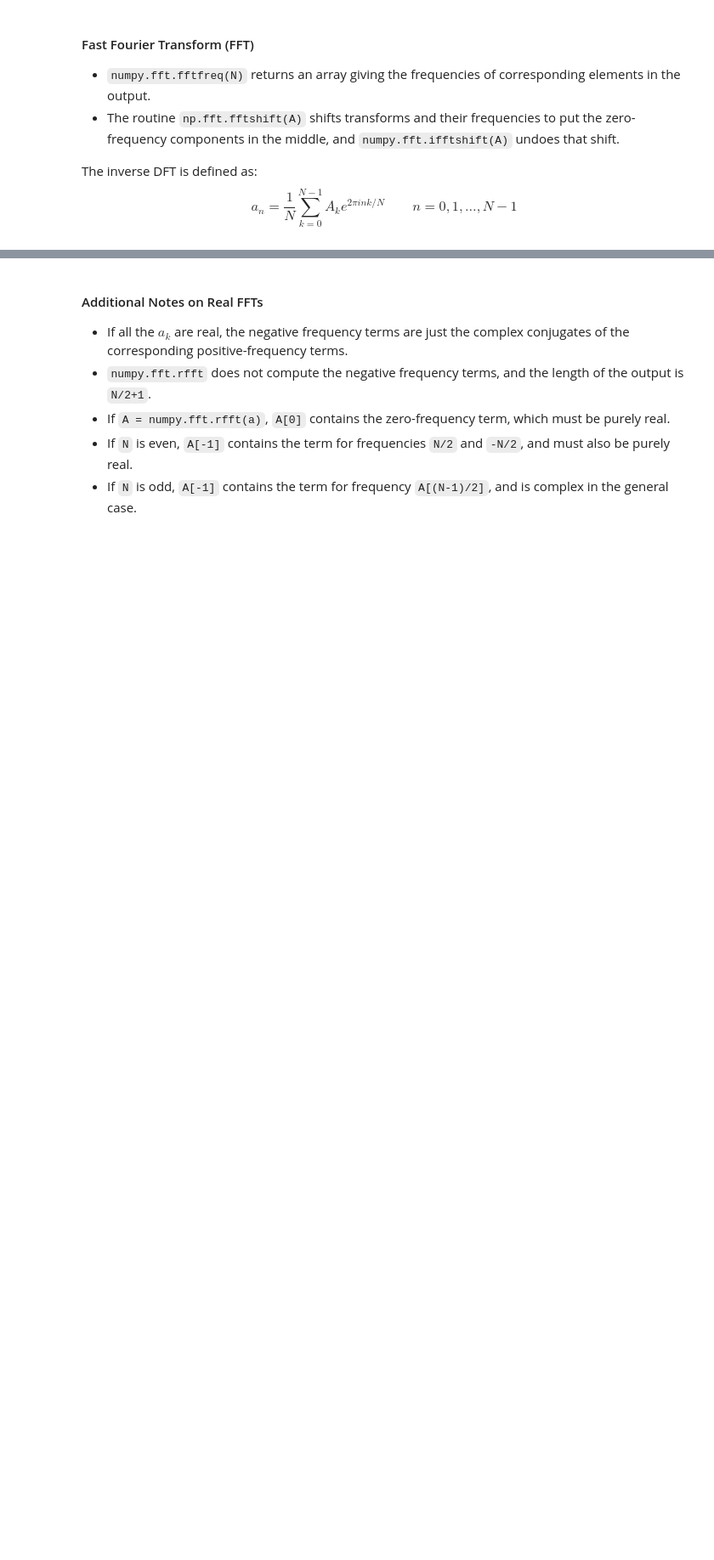
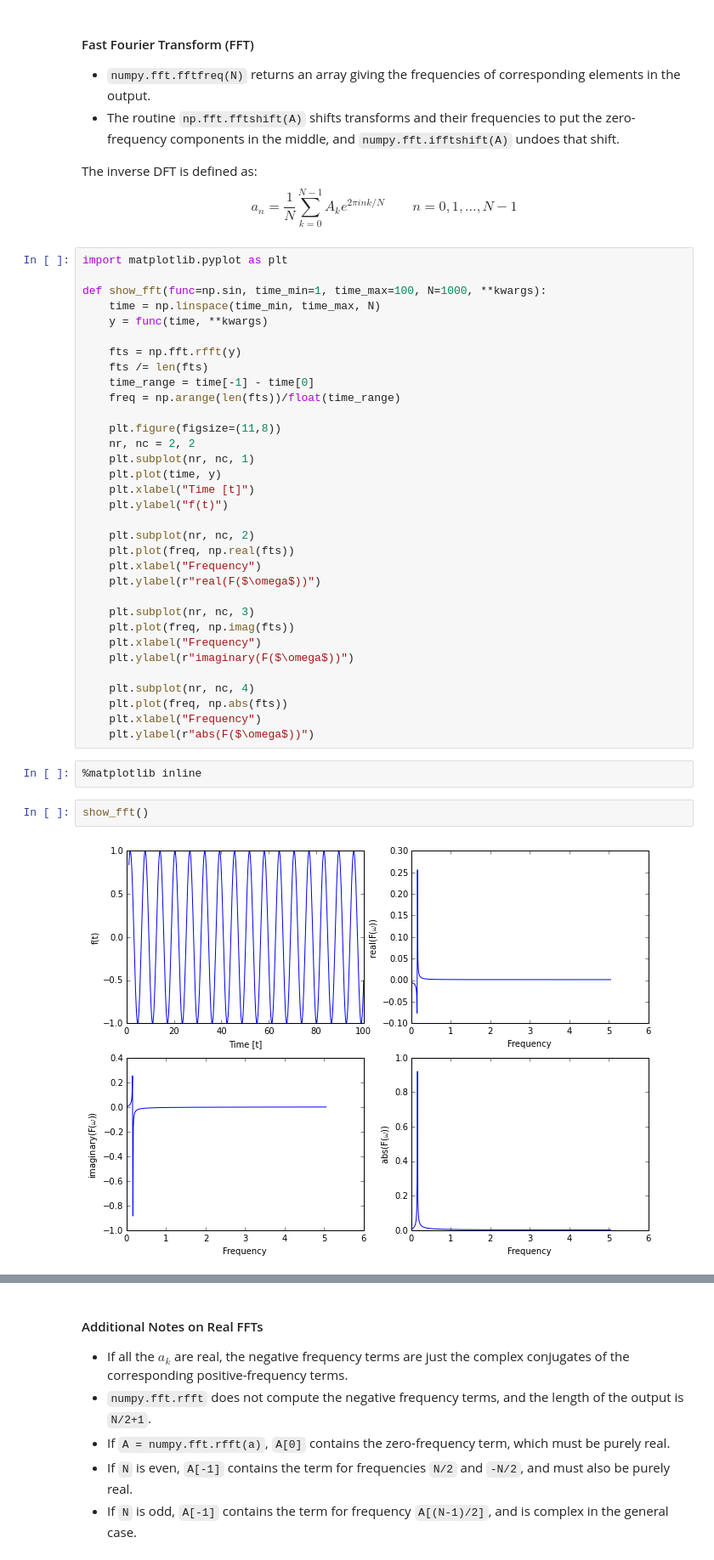
Before and after one commit to pitt1321/lectures, a Jupyter notebook: week_09/week_09.ipynb, the cells around one changed output, grey strips where cells are left out. Shown at 85% size. Drawn from its saved outputs; the diff is of its cells as text; blank space fills up the shorter version.

Commit message:
Add interactive f(t), F(omega) demo.

```diff
--- a/week_09/week_09.ipynb
+++ b/week_09/week_09.ipynb
@@ -110,3 +110,42 @@ The inverse DFT is defined as:
 \begin{equation*}
 a_n = \frac{1}{N}\sum_{k=0}^{N-1}A_k e^{2\pi i n k/N} \qquad n=0, 1, \ldots, N-1
 \end{equation*}
+# %%
+import matplotlib.pyplot as plt
+
+def show_fft(func=np.sin, time_min=1, time_max=100, N=1000, **kwargs):
+    time = np.linspace(time_min, time_max, N)
+    y = func(time, **kwargs)
+
+    fts = np.fft.rfft(y)
+    fts /= len(fts)
+    time_range = time[-1] - time[0]
+    freq = np.arange(len(fts))/float(time_range)
+
+    plt.figure(figsize=(11,8))
+    nr, nc = 2, 2
+    plt.subplot(nr, nc, 1)
+    plt.plot(time, y)
+    plt.xlabel("Time [t]")
+    plt.ylabel("f(t)")
+
+    plt.subplot(nr, nc, 2)
+    plt.plot(freq, np.real(fts))
+    plt.xlabel("Frequency")
+    plt.ylabel(r"real(F($\omega$))")
+
+    plt.subplot(nr, nc, 3)
+    plt.plot(freq, np.imag(fts))
+    plt.xlabel("Frequency")
+    plt.ylabel(r"imaginary(F($\omega$))")
+
+    plt.subplot(nr, nc, 4)
+    plt.plot(freq, np.abs(fts))
+    plt.xlabel("Frequency")
+    plt.ylabel(r"abs(F($\omega$))")
+# %%
+%matplotlib inline
+# %%
+show_fft()
+# %% [output]
+[figure, added]
```
Also changed, not shown: parts of 1 cell of this notebook.
